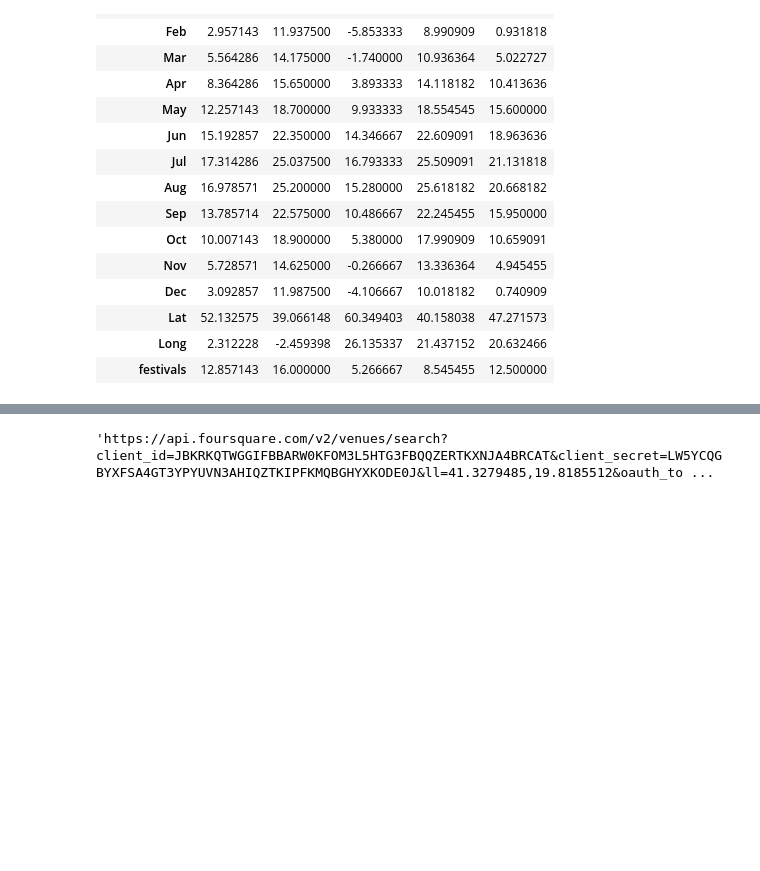
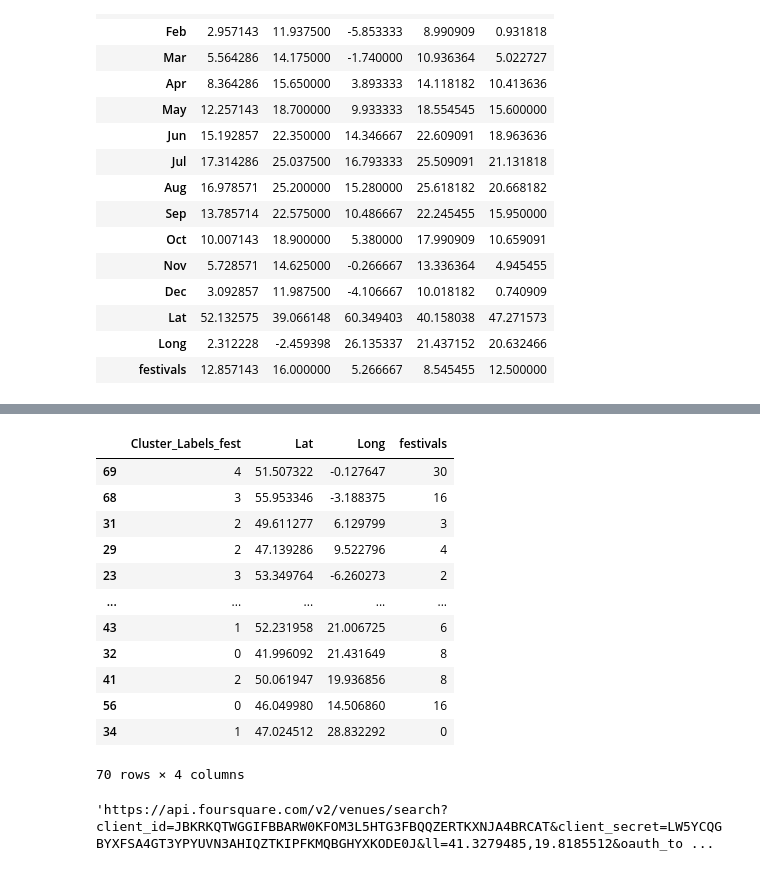
Before and after one commit to RamiroMF/Coursera_Capstone, a Jupyter notebook: festivals_and_temperature/notebooks/temperature_clustering.ipynb, the cells around one changed output, grey strips where cells are left out. Saved outputs shown, nothing was run; the diff lists cells and outputs as text; code cells hidden in the pictures; blank space fills up the shorter version.

```diff
--- a/festivals_and_temperature/notebooks/temperature_clustering.ipynb
+++ b/festivals_and_temperature/notebooks/temperature_clustering.ipynb
@@ -440,3 +439,17 @@ mean_fest
 | Lat | 52.132575 | 39.066148 | 60.349403 | 40.158038 | 47.271573 |
 | Long | 2.312228 | -2.459398 | 26.135337 | 21.437152 | 20.632466 |
 | festivals | 12.857143 | 16.000000 | 5.266667 | 8.545455 | 12.500000 |
+# %%
+# set number of clusters
+kclusters = 5
+grouped_clustering_fest = dfeu_cities_cl_fest.drop(['Jan','Feb','Mar','Apr','May','Jun','Jul','Aug','Sep','Oct','Nov','Dec','City','Cluster_Labels'], 1)
+grouped_clustering_fest = dfeu_cities_cl_fest.drop(['City','Cluster_Labels'], 1)
+#grouped_clustering = temp_check
+#grouped_clustering.replace('−','-',regex=True, inplace = True)
+#grouped_clustering.astype('Float32').dtypes
+
+# run k-means clustering
+kmeans =KMeans(n_clusters=kclusters, random_state=0).fit(grouped_clustering_fest)
+
+# check cluster labels generated for each row in the dataframe
+kmeans.labels_[0:10]
@@ -442,0 +458,2 @@ mean_fest
+# %%
+grouped_clustering_fest.insert(0, 'Cluster_Labels_fest', kmeans.labels_)
@@ -443,3 +491,19 @@ mean_fest
+# %%
+grouped_clustering_fest
+# %% [output]
+|  | Cluster_Labels_fest | Lat | Long | festivals |
+| 69 | 4 | 51.507322 | -0.127647 | 30 |
+| 68 | 3 | 55.953346 | -3.188375 | 16 |
+| 31 | 2 | 49.611277 | 6.129799 | 3 |
+| 29 | 2 | 47.139286 | 9.522796 | 4 |
+| 23 | 3 | 53.349764 | -6.260273 | 2 |
+| ... | ... | ... | ... | ... |
+| 43 | 1 | 52.231958 | 21.006725 | 6 |
+| 32 | 0 | 41.996092 | 21.431649 | 8 |
+| 41 | 2 | 50.061947 | 19.936856 | 8 |
+| 56 | 0 | 46.049980 | 14.506860 | 16 |
+| 34 | 1 | 47.024512 | 28.832292 | 0 |
+70 rows × 4 columns
 # %%
 search_query = 'openair festival'
 # %%
```
Also changed, not shown: parts of 7 cells of this notebook, 2 other files.
